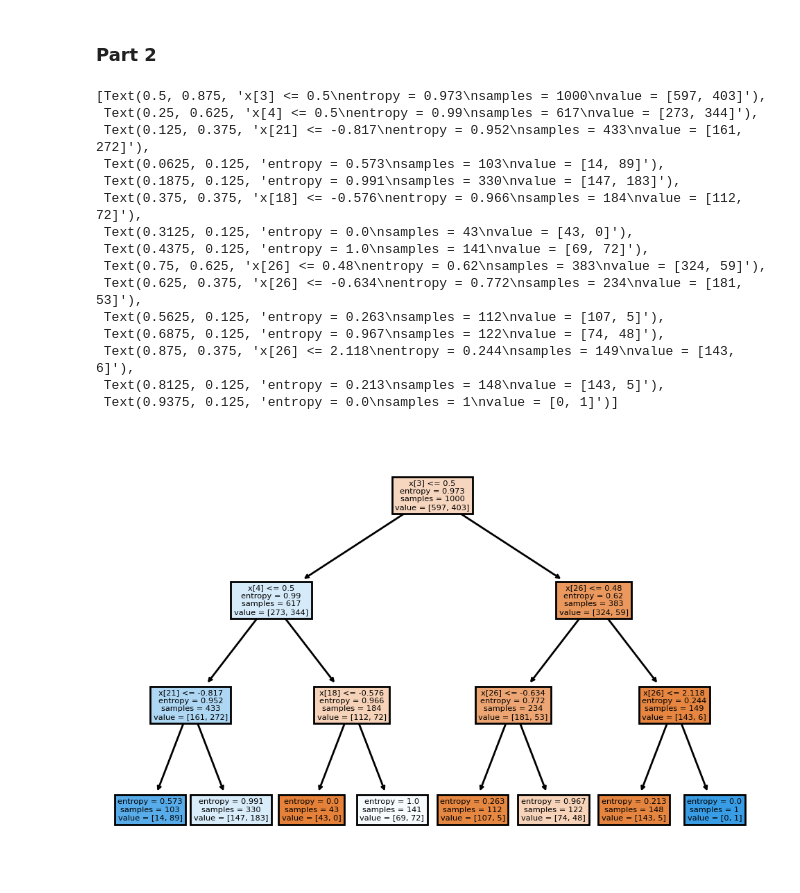
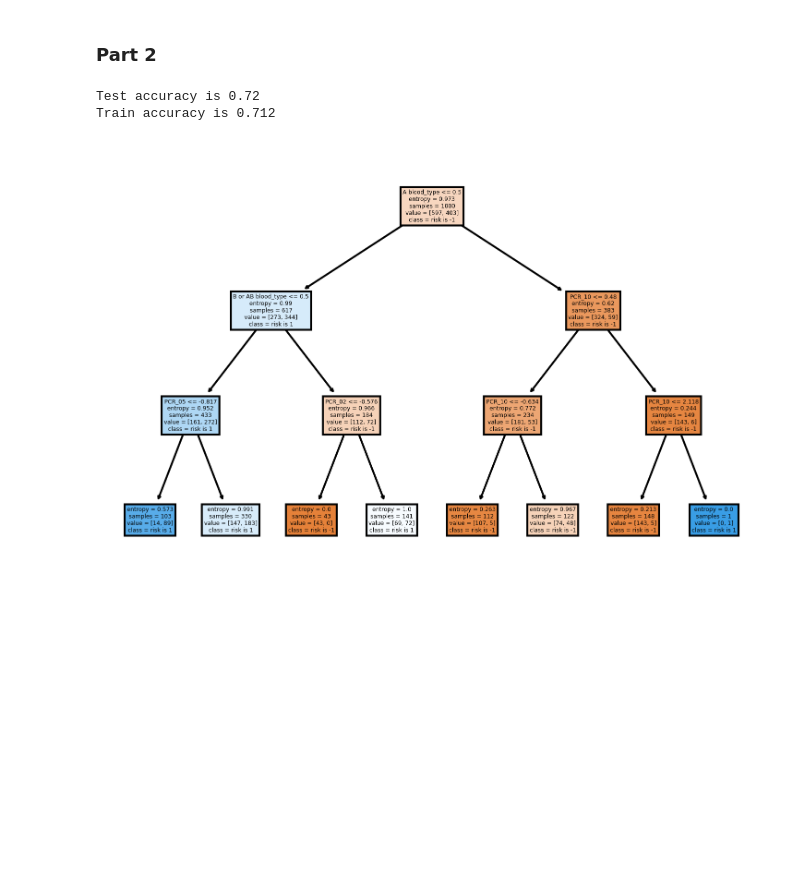
Before and after one commit to FlipperCoin/intro-to-ml, a Jupyter notebook: major_hw2/major_hw2.ipynb, the cells around one changed output. Drawn from its saved outputs; the diff is of its cells as text; code cells hidden in the pictures; blank space fills up the shorter version.

```diff
--- a/major_hw2/major_hw2.ipynb
+++ b/major_hw2/major_hw2.ipynb
@@ -188,31 +188,20 @@ plt.show()
 # %%
 # Q7
 from sklearn.tree import DecisionTreeClassifier, plot_tree
 
 target = 'risk'
 Xtrain = train.drop(columns=['risk','spread'])
 Ytrain = train[target]
 Xtest = test.drop(columns=['risk','spread'])
 Ytest = test[target]
 
 id3 = DecisionTreeClassifier(criterion='entropy', max_depth=3)
 id3.fit(Xtrain, Ytrain)
-plt.figure(dpi=200)
-plot_tree(id3, filled=True, )
+plt.figure(dpi=300)
+plot_tree(id3, filled=True, feature_names=Xtrain.columns, class_names=['risk is -1', 'risk is 1'])
+print(f"Test accuracy is {id3.score(Xtest, Ytest)}")
+print(f"Train accuracy is {id3.score(Xtrain, Ytrain)}")
 # %% [output]
-[Text(0.5, 0.875, 'x[3] <= 0.5\nentropy = 0.973\nsamples = 1000\nvalue = [597, 403]'),
- Text(0.25, 0.625, 'x[4] <= 0.5\nentropy = 0.99\nsamples = 617\nvalue = [273, 344]'),
- Text(0.125, 0.375, 'x[21] <= -0.817\nentropy = 0.952\nsamples = 433\nvalue = [161, 272]'),
- Text(0.0625, 0.125, 'entropy = 0.573\nsamples = 103\nvalue = [14, 89]'),
- Text(0.1875, 0.125, 'entropy = 0.991\nsamples = 330\nvalue = [147, 183]'),
- Text(0.375, 0.375, 'x[18] <= -0.576\nentropy = 0.966\nsamples = 184\nvalue = [112, 72]'),
- Text(0.3125, 0.125, 'entropy = 0.0\nsamples = 43\nvalue = [43, 0]'),
- Text(0.4375, 0.125, 'entropy = 1.0\nsamples = 141\nvalue = [69, 72]'),
- Text(0.75, 0.625, 'x[26] <= 0.48\nentropy = 0.62\nsamples = 383\nvalue = [324, 59]'),
- Text(0.625, 0.375, 'x[26] <= -0.634\nentropy = 0.772\nsamples = 234\nvalue = [181, 53]'),
- Text(0.5625, 0.125, 'entropy = 0.263\nsamples = 112\nvalue = [107, 5]'),
- Text(0.6875, 0.125, 'entropy = 0.967\nsamples = 122\nvalue = [74, 48]'),
- Text(0.875, 0.375, 'x[26] <= 2.118\nentropy = 0.244\nsamples = 149\nvalue = [143, 6]'),
- Text(0.8125, 0.125, 'entropy = 0.213\nsamples = 148\nvalue = [143, 5]'),
- Text(0.9375, 0.125, 'entropy = 0.0\nsamples = 1\nvalue = [0, 1]')]
+Test accuracy is 0.72
+Train accuracy is 0.712
-[figure, old version]
+[figure, new version]
```
Also changed, not shown: parts of 4 cells of this notebook, 1 other file.
